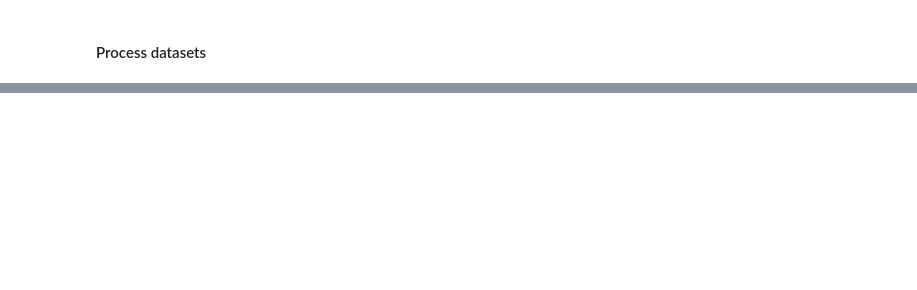
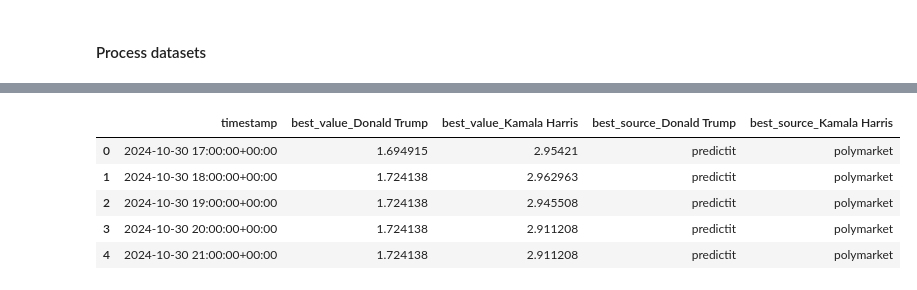
Before and after one commit to Dusoye/bookmaker_arbitrage, a Jupyter notebook: scr/analysis.ipynb, the cells around one changed output, grey strips where cells are left out. Cells and saved outputs as stored; diff of their text form; code cells hidden in the pictures; blank space fills up the shorter version.

```diff
--- a/scr/analysis.ipynb
+++ b/scr/analysis.ipynb
@@ -136,6 +139,15 @@ best_odds_pivot = best_odds_df.pivot(index='timestamp', columns='market', values
 best_odds_pivot.columns = ['_'.join(col).strip() for col in best_odds_pivot.columns.values]
 best_odds_pivot.dropna(inplace=True)
 best_odds_pivot.reset_index(inplace=True)
+# %%
+best_odds_pivot.head()
+# %% [output]
+|  | timestamp | best_value_Donald Trump | best_value_Kamala Harris | best_source_Donald Trump | best_source_Kamala Harris |
+| 0 | 2024-10-30 17:00:00+00:00 | 1.694915 | 2.95421 | predictit | polymarket |
+| 1 | 2024-10-30 18:00:00+00:00 | 1.724138 | 2.962963 | predictit | polymarket |
+| 2 | 2024-10-30 19:00:00+00:00 | 1.724138 | 2.945508 | predictit | polymarket |
+| 3 | 2024-10-30 20:00:00+00:00 | 1.724138 | 2.911208 | predictit | polymarket |
+| 4 | 2024-10-30 21:00:00+00:00 | 1.724138 | 2.911208 | predictit | polymarket |
 # %%
 for market in markets:
     best_odds_pivot[f'implied_prob_{market}'] = 1 / best_odds_pivot[f'best_value_{market}']
```
Also changed, not shown: parts of 16 cells of this notebook.
